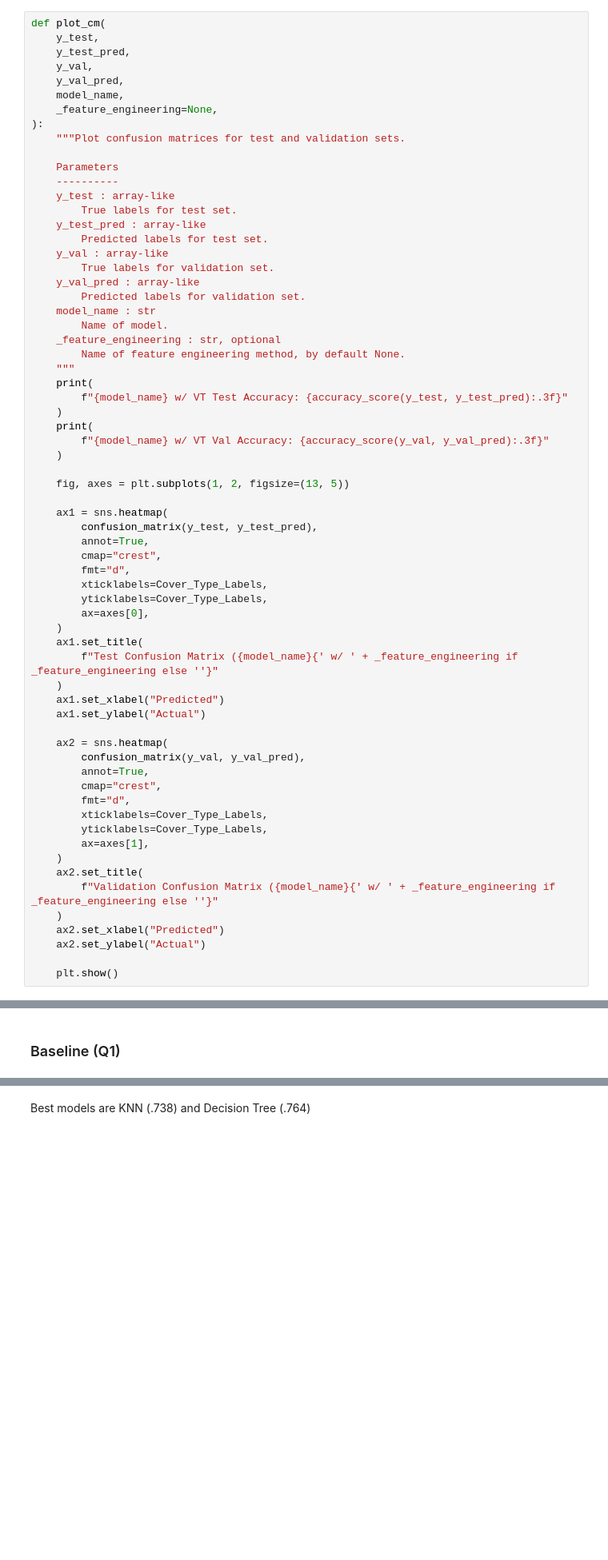
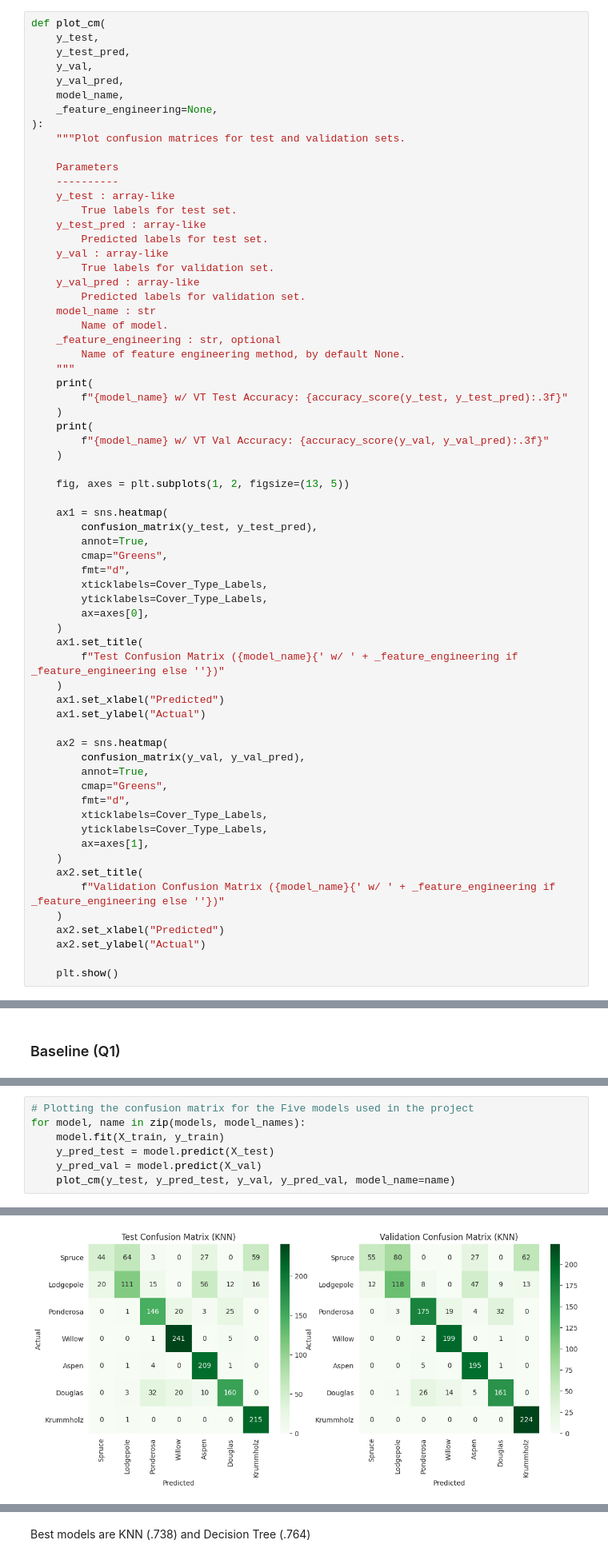
Before and after one commit to TheMabrouk/treecover_pki, a Jupyter notebook: models.ipynb, the cells around one changed output, grey strips where cells are left out. Shown at 80% size. Saved outputs shown, nothing was run; the diff lists cells and outputs as text; blank space fills up the shorter version.

```diff
--- a/models.ipynb
+++ b/models.ipynb
@@ -159,14 +165,14 @@ def plot_cm(
     ax1 = sns.heatmap(
         confusion_matrix(y_test, y_test_pred),
         annot=True,
-        cmap="crest",
+        cmap="Greens",
         fmt="d",
         xticklabels=Cover_Type_Labels,
         yticklabels=Cover_Type_Labels,
         ax=axes[0],
     )
     ax1.set_title(
-        f"Test Confusion Matrix ({model_name}{' w/ ' + _feature_engineering if _feature_engineering else ''}"
+        f"Test Confusion Matrix ({model_name}{' w/ ' + _feature_engineering if _feature_engineering else ''})"
     )
     ax1.set_xlabel("Predicted")
     ax1.set_ylabel("Actual")
@@ -174,14 +180,14 @@ def plot_cm(
     ax2 = sns.heatmap(
         confusion_matrix(y_val, y_val_pred),
         annot=True,
-        cmap="crest",
+        cmap="Greens",
         fmt="d",
         xticklabels=Cover_Type_Labels,
         yticklabels=Cover_Type_Labels,
         ax=axes[1],
     )
     ax2.set_title(
-        f"Validation Confusion Matrix ({model_name}{' w/ ' + _feature_engineering if _feature_engineering else ''}"
+        f"Validation Confusion Matrix ({model_name}{' w/ ' + _feature_engineering if _feature_engineering else ''})"
     )
     ax2.set_xlabel("Predicted")
     ax2.set_ylabel("Actual")
@@ -262,0 +269,8 @@ NB => Test:0.601, Val:0.599
+# %%
+# Plotting the confusion matrix for the Five models used in the project
+for model, name in zip(models, model_names):
+    model.fit(X_train, y_train)
+    y_pred_test = model.predict(X_test)
+    y_pred_val = model.predict(X_val)
+    plot_cm(y_test, y_pred_test, y_val, y_pred_val, model_name=name)
+# %% [output]
@@ -262,0 +279 @@ NB => Test:0.601, Val:0.599
+[figure, added]
```
Also changed, not shown: parts of 3 cells of this notebook.
